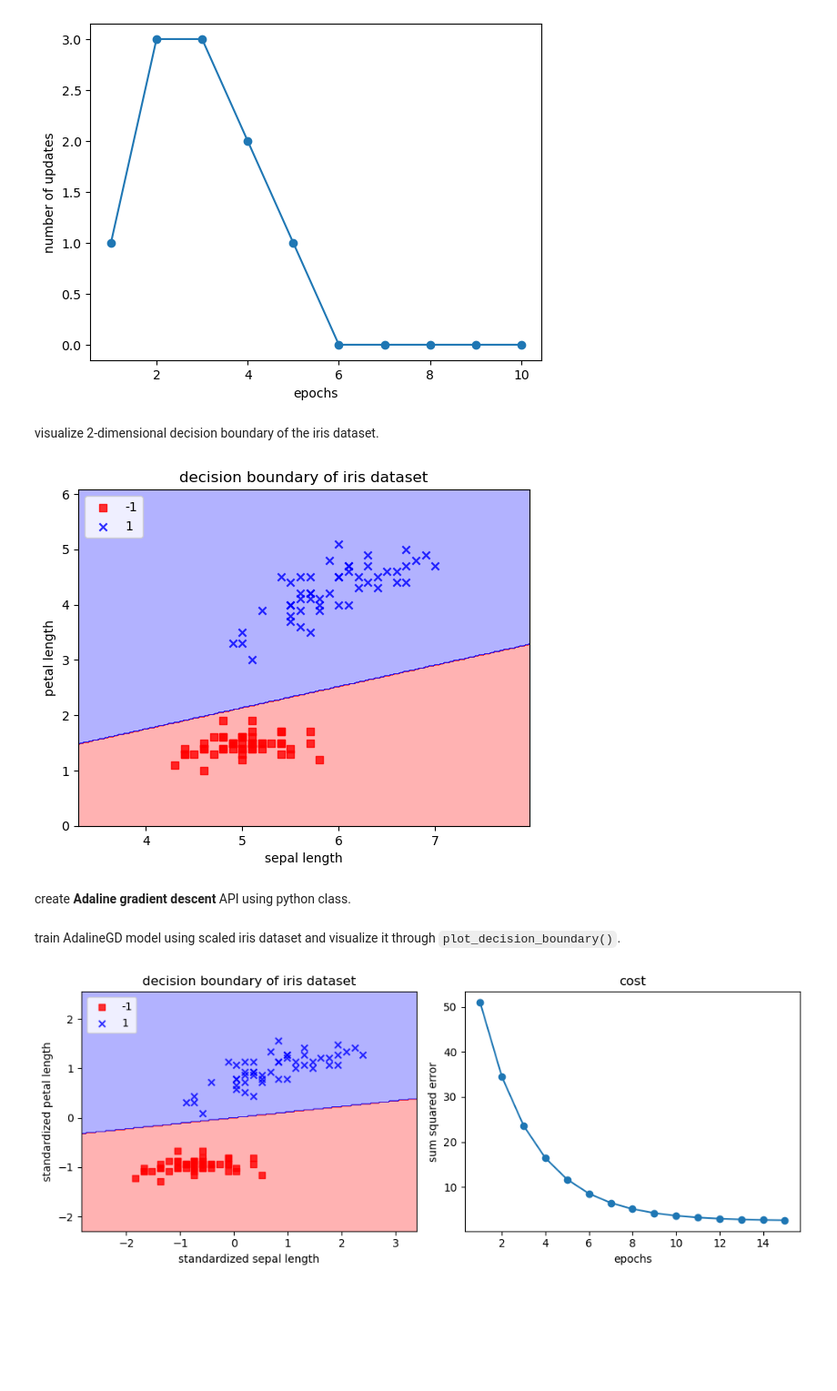
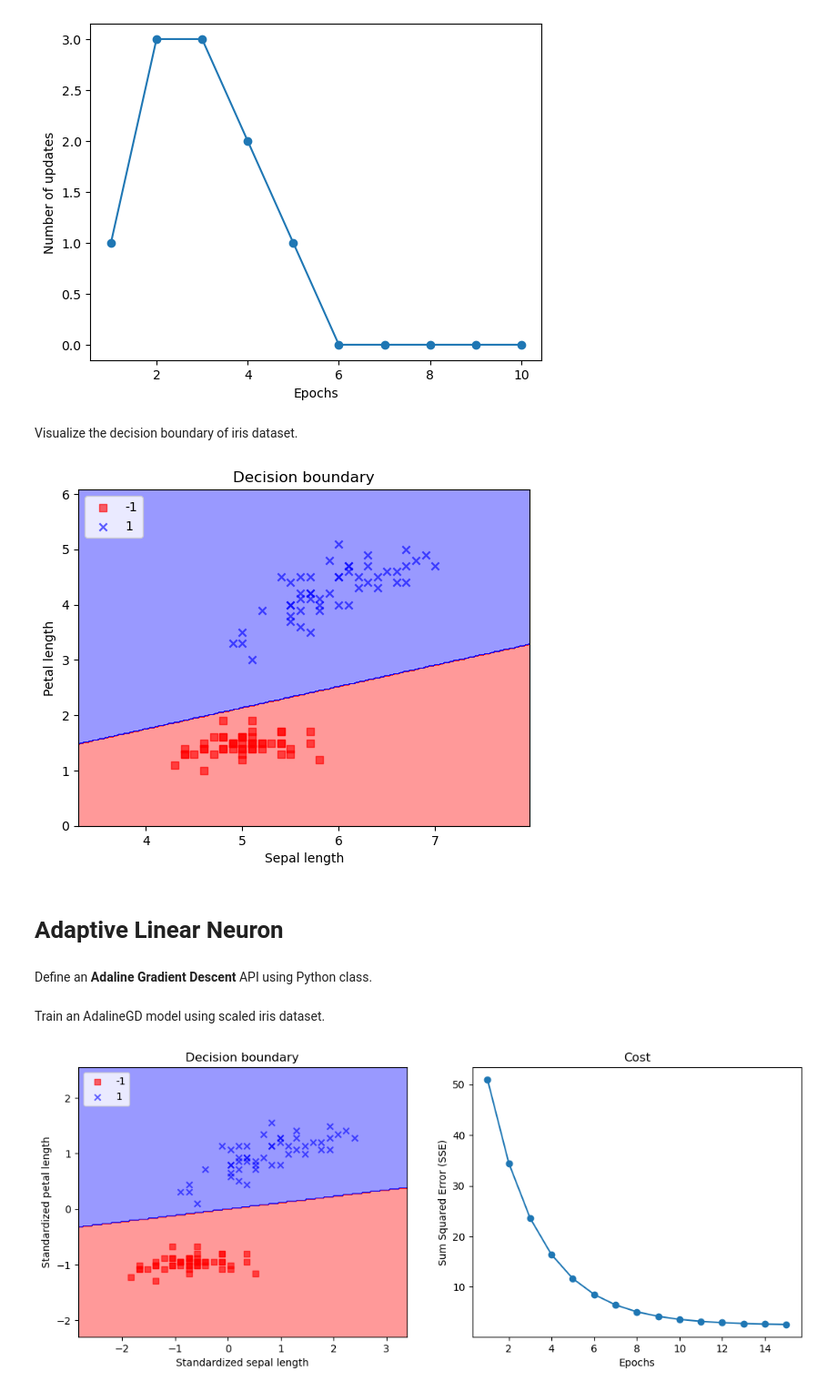
Before and after one commit to hanjihun2000/machine-learning, a Jupyter notebook: guide/simple-classification-algorithms.ipynb, the cells around one changed output. Shown at 91% size. Cells and saved outputs as stored; diff of their text form; code cells hidden in the pictures; blank space fills up the shorter version.

```diff
--- a/guide/simple-classification-algorithms.ipynb
+++ b/guide/simple-classification-algorithms.ipynb
@@ -24,5 +19,6 @@ import matplotlib.pyplot as plt
 # %%
-X = df.iloc[0:100, [0, 2]].to_numpy(dtype="float32")
+import numpy as np
+x = df.iloc[0:100, [0, 2]].to_numpy(dtype="float32")
 y = df.iloc[0:100, 4].to_numpy()
 y = np.where(y == "Iris-setosa", -1, 1)
 # %% [markdown]
@@ -79,11 +76,11 @@ train Perceptron model using iris dataset.
 # %%
 ppn = Perceptron(lr=0.1, epochs=10)
-ppn.fit(X, y)
+ppn.fit(x, y)
 plt.plot(range(1, len(ppn.errors_)+1), ppn.errors_, marker='o')
-plt.xlabel('epochs')
-plt.ylabel('number of updates')
+plt.xlabel('Epochs')
+plt.ylabel('Number of updates')
 plt.show()
 # %% [output]
 [figure]
 # %% [markdown]
-visualize 2-dimensional decision boundary of the iris dataset.
+Visualize the decision boundary of iris dataset.
@@ -119,14 +87,18 @@ def plot_decision_boundary(X, y, classifier, step=0.02, test_idx=None):
 # %%
-plot_decision_boundary(X, y, classifier=ppn)
-plt.title("decision boundary of iris dataset")
-plt.xlabel("sepal length")
-plt.ylabel("petal length")
+import utils
+fig, ax = plt.subplots()
+utils.plot_decision_boundary(ax, x, y, classifier=ppn)
+plt.title("Decision boundary")
+plt.xlabel("Sepal length")
+plt.ylabel("Petal length")
 plt.legend(loc="upper left")
 plt.show()
 # %% [output]
-[figure, old version]
+[figure, new version]
+# %% [markdown]
+# Adaptive Linear Neuron
 # %% [markdown]
-create **Adaline gradient descent** API using python class.
+Define an **Adaline Gradient Descent** API using Python class.
 # %%
 class AdalineGD(object):
     """
@@ -163,30 +135,26 @@ class AdalineGD(object):
     def predict(self, X):
         return np.where(self.net_input(X) >= 0.0, 1, -1)
 # %% [markdown]
-train AdalineGD model using scaled iris dataset and visualize it through `plot_decision_boundary()`.
+Train an AdalineGD model using scaled iris dataset.
 # %%
 # feature standardization
-X_std = np.copy(X)
-X_std[:, 0] = (X[:, 0] - X[:, 0].mean()) / X[:, 0].std()
-X_std[:, 1] = (X[:, 1] - X[:, 1].mean()) / X[:, 1].std()
+x_std = np.copy(x)
+x_std[:, 0] = (x[:, 0] - x[:, 0].mean()) / x[:, 0].std()
+x_std[:, 1] = (x[:, 1] - x[:, 1].mean()) / x[:, 1].std()
 ada = AdalineGD(lr=0.01, epochs=15)
-ada.fit(X_std, y)
-plt.figure(figsize=(10, 4))
-
-plt.subplot(1, 2, 1)
-plot_decision_boundary(X_std, y, classifier=ada)
-plt.title("decision boundary of iris dataset")
-plt.xlabel("standardized sepal length")
-plt.ylabel("standardized petal length")
-plt.legend(loc="upper left")
-plt.tight_layout()
-
-plt.subplot(1, 2, 2)
-plt.plot(range(1, len(ada.cost_)+1), ada.cost_, marker='o')
-plt.title("cost")
-plt.xlabel("epochs")
-plt.ylabel("sum squared error")
-plt.tight_layout()
+ada.fit(x_std, y)
+fig, axs = plt.subplots(1, 2, figsize=(12.8, 4.8))
+# visualize decision boundary
+utils.plot_decision_boundary(axs[0], x_std, y, classifier=ada)
+axs[0].set_title("Decision boundary")
+axs[0].set_xlabel("Standardized sepal length")
+axs[0].set_ylabel("Standardized petal length")
+axs[0].legend(loc="upper left")
+# visualize decreasing cost
+axs[1].plot(range(1, len(ada.cost_)+1), ada.cost_, marker='o')
+axs[1].set_title("Cost")
+axs[1].set_xlabel("Epochs")
+axs[1].set_ylabel("Sum Squared Error (SSE)")
 plt.show()
 # %% [output]
-[figure, old version]
+[figure, new version]
```
Also changed, not shown: parts of 17 cells of this notebook, 1 other file.
